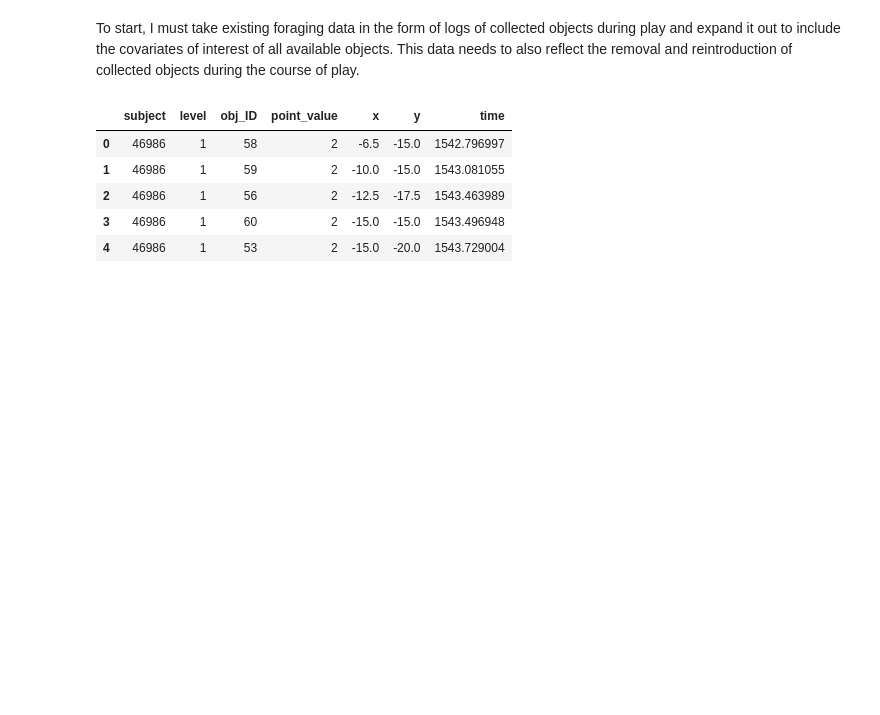
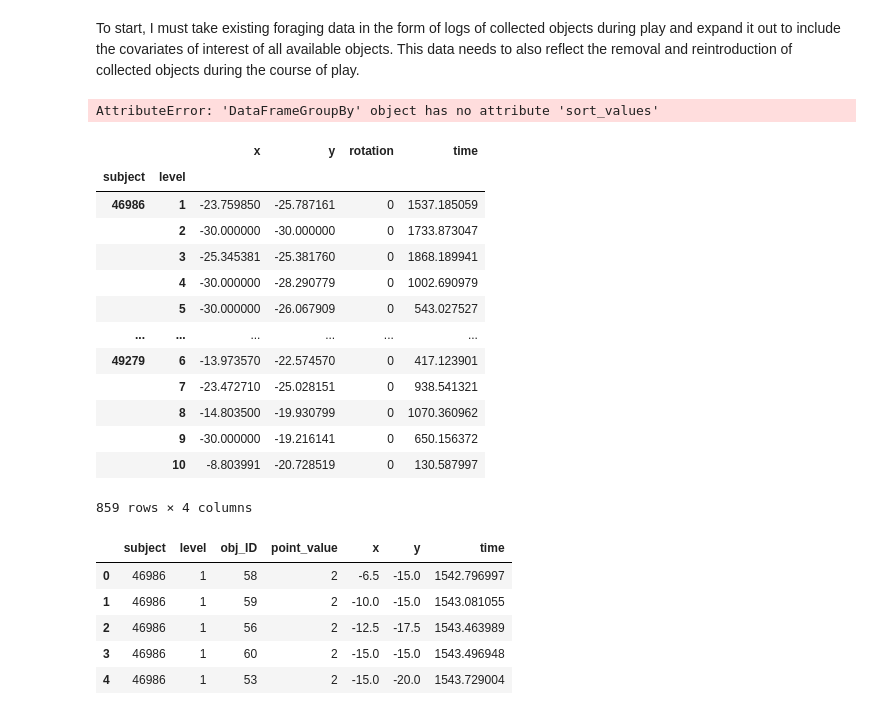
Before and after one commit to lcwat/coconuts_thesis, a Jupyter notebook: py/notebooks/data_expansion.ipynb, the cells around one changed output. Saved outputs shown, nothing was run; the diff lists cells and outputs as text; code cells hidden in the pictures; blank space fills up the shorter version.

```diff
--- a/py/notebooks/data_expansion.ipynb
+++ b/py/notebooks/data_expansion.ipynb
@@ -17,6 +18,9 @@ player_paths = pd.read_csv(
 player_forages = pd.read_csv(
     '../../data/clean_datasets/imputed_forage_data.csv'
 )
+
+# arrange location data and forage data
+player_paths = player_paths.groupby('subject').sort_values('time')
 
 # clean up
 # reset index
@@ -35,6 +39,25 @@ player_forages.rename(columns={
 all_lvls_coco_locs = pd.read_csv(
     '../../data/level_arrangements/all_levels_arrangements.csv'
 )
+# %% [output]
+AttributeError: 'DataFrameGroupBy' object has no attribute 'sort_values'
+# %%
+player_paths.groupby(['subject', 'level']).min('time')
+# %% [output]
+|  |  | x | y | rotation | time |
+| subject | level |  |  |  |  |
+| 46986 | 1 | -23.759850 | -25.787161 | 0 | 1537.185059 |
+|  | 2 | -30.000000 | -30.000000 | 0 | 1733.873047 |
+|  | 3 | -25.345381 | -25.381760 | 0 | 1868.189941 |
+|  | 4 | -30.000000 | -28.290779 | 0 | 1002.690979 |
+|  | 5 | -30.000000 | -26.067909 | 0 | 543.027527 |
+| ... | ... | ... | ... | ... | ... |
+| 49279 | 6 | -13.973570 | -22.574570 | 0 | 417.123901 |
+|  | 7 | -23.472710 | -25.028151 | 0 | 938.541321 |
+|  | 8 | -14.803500 | -19.930799 | 0 | 1070.360962 |
+|  | 9 | -30.000000 | -19.216141 | 0 | 650.156372 |
+|  | 10 | -8.803991 | -20.728519 | 0 | 130.587997 |
+859 rows × 4 columns
 # %%
 player_forages.head()
 # %% [output]
```
Also changed, not shown: parts of 16 cells of this notebook, 52 other files.
